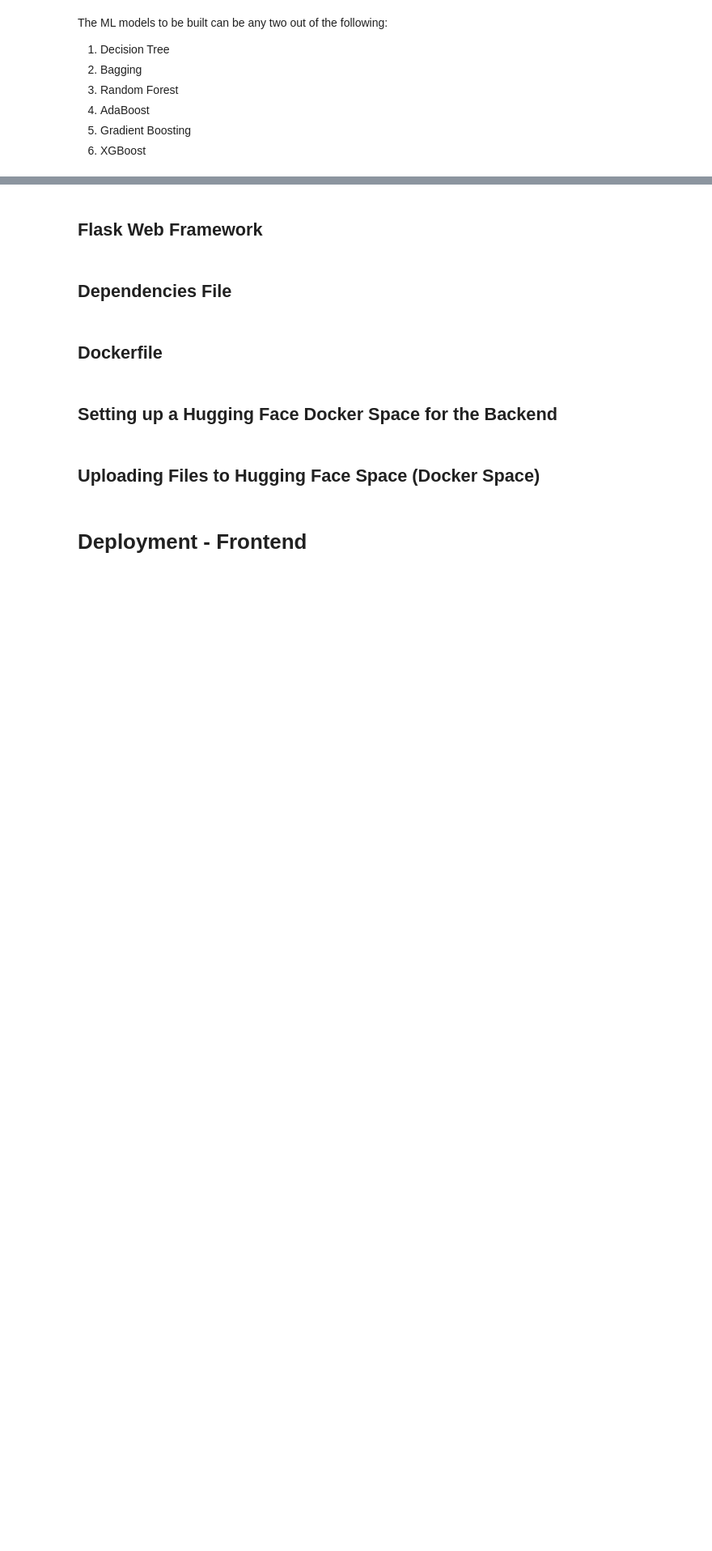
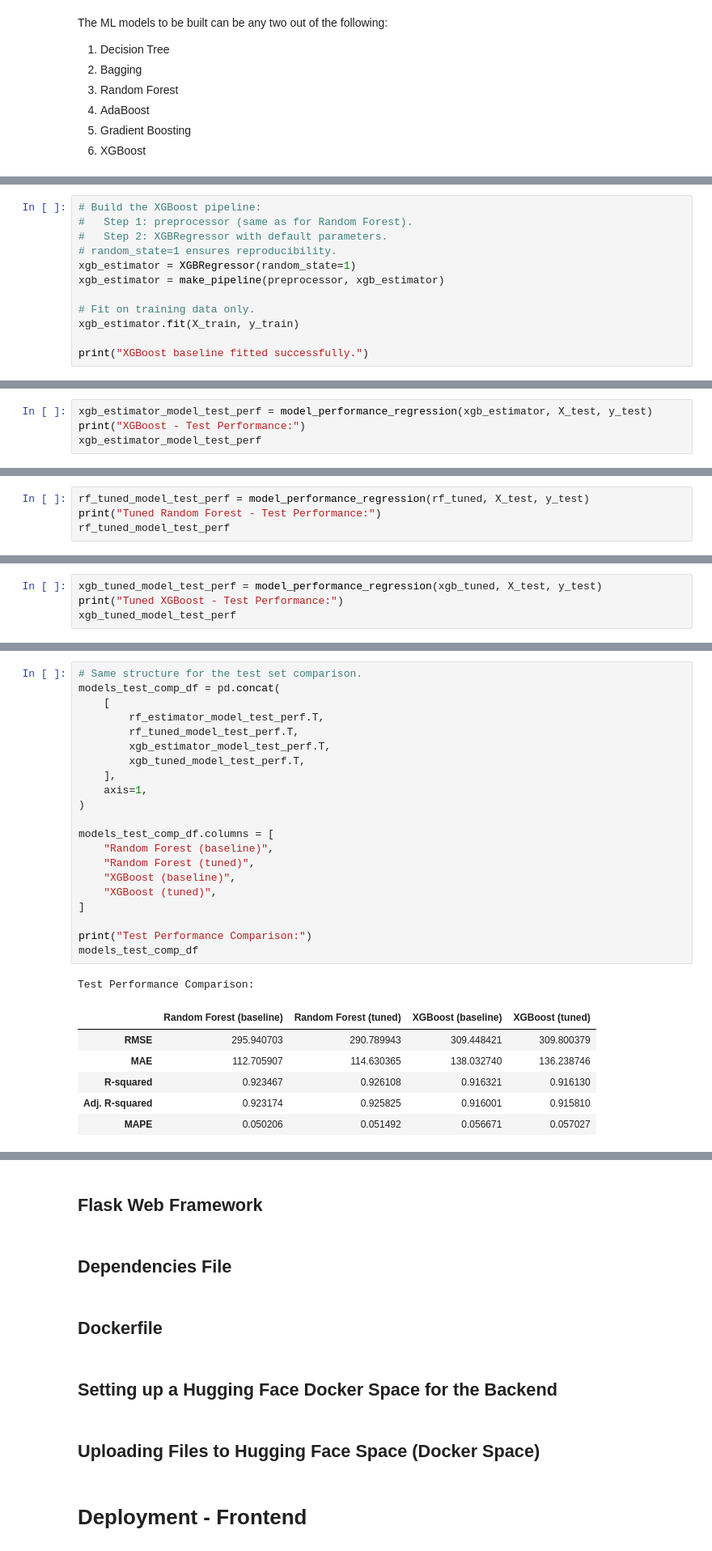
Before and after one commit to amolchopra/FlappyBird-SpriteBuilder, a Jupyter notebook: Amol_Chopra_Full_Code_SuperKart_Model_Deployment_Notebook.ipynb, the cells around one changed output, grey strips where cells are left out. Shown at 81% size. Cells and saved outputs as stored; diff of their text form; blank space fills up the shorter version.

```diff
--- a/Amol_Chopra_Full_Code_SuperKart_Model_Deployment_Notebook.ipynb
+++ b/Amol_Chopra_Full_Code_SuperKart_Model_Deployment_Notebook.ipynb
@@ -1848,0 +2017,12 @@ The ML models to be built can be any two out of the following:
+# %%
+# Build the XGBoost pipeline:
+#   Step 1: preprocessor (same as for Random Forest).
+#   Step 2: XGBRegressor with default parameters.
+# random_state=1 ensures reproducibility.
+xgb_estimator = XGBRegressor(random_state=1)
+xgb_estimator = make_pipeline(preprocessor, xgb_estimator)
+
+# Fit on training data only.
+xgb_estimator.fit(X_train, y_train)
+
+print("XGBoost baseline fitted successfully.")
@@ -1848,0 +2039,4 @@ The ML models to be built can be any two out of the following:
+# %%
+xgb_estimator_model_test_perf = model_performance_regression(xgb_estimator, X_test, y_test)
+print("XGBoost - Test Performance:")
+xgb_estimator_model_test_perf
@@ -1848,0 +2169,4 @@ The ML models to be built can be any two out of the following:
+# %%
+rf_tuned_model_test_perf = model_performance_regression(rf_tuned, X_test, y_test)
+print("Tuned Random Forest - Test Performance:")
+rf_tuned_model_test_perf
@@ -1848,0 +2271,4 @@ The ML models to be built can be any two out of the following:
+# %%
+xgb_tuned_model_test_perf = model_performance_regression(xgb_tuned, X_test, y_test)
+print("Tuned XGBoost - Test Performance:")
+xgb_tuned_model_test_perf
@@ -1848,0 +2359,29 @@ The ML models to be built can be any two out of the following:
+# %%
+# Same structure for the test set comparison.
+models_test_comp_df = pd.concat(
+    [
+        rf_estimator_model_test_perf.T,
+        rf_tuned_model_test_perf.T,
+        xgb_estimator_model_test_perf.T,
+        xgb_tuned_model_test_perf.T,
+    ],
+    axis=1,
+)
+
+models_test_comp_df.columns = [
+    "Random Forest (baseline)",
+    "Random Forest (tuned)",
+    "XGBoost (baseline)",
+    "XGBoost (tuned)",
+]
+
+print("Test Performance Comparison:")
+models_test_comp_df
+# %% [output]
+Test Performance Comparison:
+|  | Random Forest (baseline) | Random Forest (tuned) | XGBoost (baseline) | XGBoost (tuned) |
+| RMSE | 295.940703 | 290.789943 | 309.448421 | 309.800379 |
+| MAE | 112.705907 | 114.630365 | 138.032740 | 136.238746 |
+| R-squared | 0.923467 | 0.926108 | 0.916321 | 0.916130 |
+| Adj. R-squared | 0.923174 | 0.925825 | 0.916001 | 0.915810 |
+| MAPE | 0.050206 | 0.051492 | 0.056671 | 0.057027 |
```
Also changed, not shown: parts of 53 cells of this notebook.
